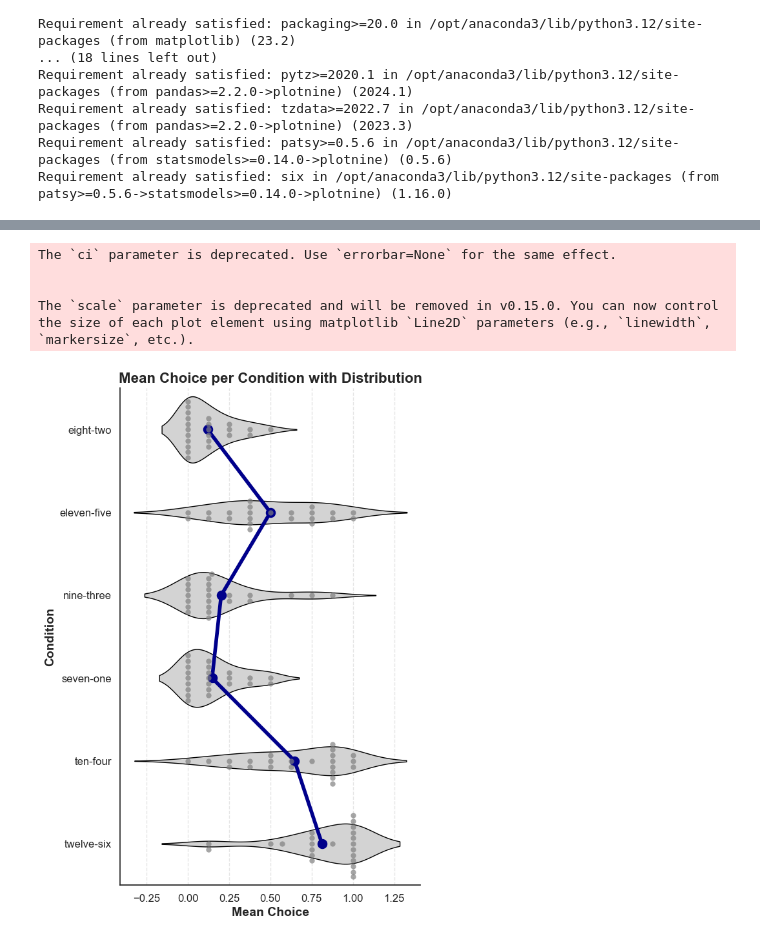
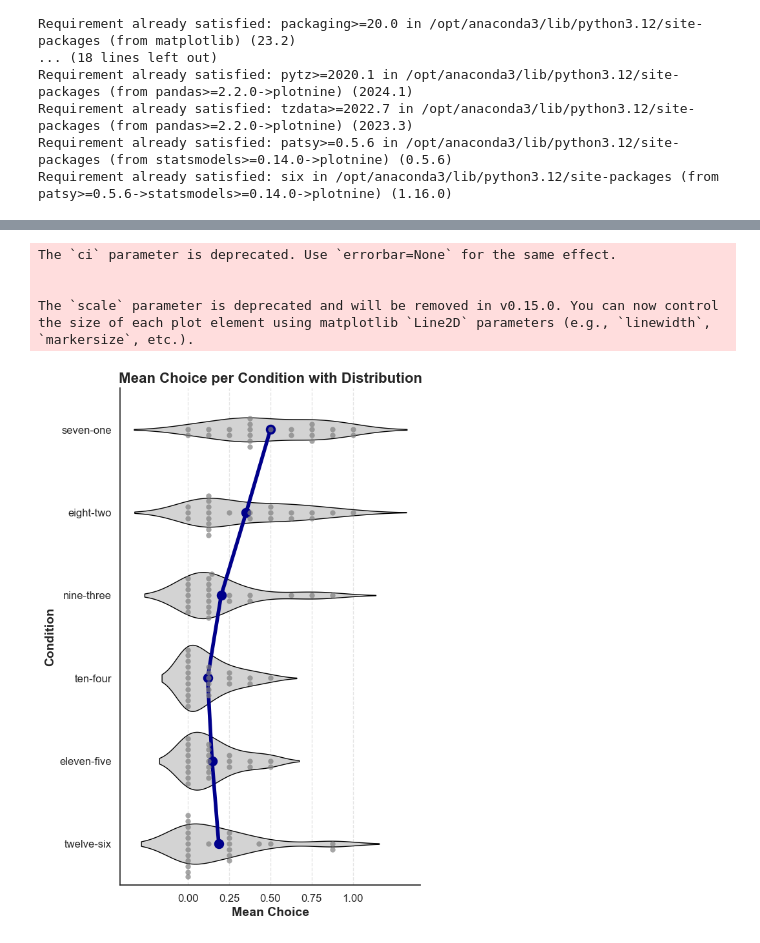
Before and after one commit to PatrickEbner/2024-SoSe_EyeTracking, a Jupyter notebook: scripts/DiagonalBias.ipynb, the cells around one changed output, grey strips where cells are left out. Saved outputs shown, nothing was run; the diff lists cells and outputs as text; code cells hidden in the pictures.

Commit message:
Plot

```diff
--- a/scripts/DiagonalBias.ipynb
+++ b/scripts/DiagonalBias.ipynb
@@ -758,12 +758,12 @@ pairs = [('seven', 'one'), ('eight', 'two'), ('nine', 'three'), ('ten', 'four'),
 
 # Map pairs to their corresponding coordinates
 pair_coord_to_name = {
-    ('seven', 'one'): [(-160,-277), (160, 277)],
-    ('eight', 'two'): [(-277, -160), (277, 160)],
+    ('seven', 'one'): [(-160,277), (160, -277)],
+    ('eight', 'two'): [(-277, 160), (277, -160)],
     ('nine', 'three'): [(-320, 0), (320, 0)],
-    ('ten', 'four'): [(277, -160), (-277, 160)],
-    ('eleven', 'five'): [(-160, 277), (160, -277)],
-    ('twelve', 'six'): [(0,320), (0,-320)]
+    ('ten', 'four'): [(-277, -160), (277, 160)],
+    ('eleven', 'five'): [(-160, -277), (160, 277)],
+    ('twelve', 'six'): [(0,-320), (0,320)]
 }
 
 # Iterate through all .tsv files
@@ -1120,8 +1120,8 @@ The `scale` parameter is deprecated and will be removed in v0.15.0. You can now
 import seaborn as sns
 import matplotlib.pyplot as plt
 
-# Define the correct order for the conditions based on the dataframe (ascending order)
-condition_order = sorted(tidy_df['condition'].unique(), key=lambda x: [int(s) if s.isdigit() else s for s in x.split('-')])
+# Define the correct order for the conditions based on the dataframe
+condition_order = ['seven-one', 'eight-two', 'nine-three', 'ten-four', 'eleven-five', 'twelve-six']
 
 # Create the figure
 plt.figure(figsize=(6, 10))
@@ -1149,31 +1149,32 @@ sns.pointplot(data=mean_choice_by_subject_condition,
               y='condition',
               x='mean_choice_by_condition',
               order=condition_order,
               estimator='mean',
               ci=None,
               color='darkblue',
               markers='o',
               scale=1.5,
               linewidth=1.5)
 
 # Manuelles Anpassen der Marker-Ränder
 for artist in plt.gca().collections:
     artist.set_edgecolor('black')
 
 # Customize the plot for scientific presentation
 plt.ylabel('Condition', fontsize=14, fontweight='bold')
 plt.xlabel('Mean Choice', fontsize=14, fontweight='bold')
 plt.title('Mean Choice per Condition with Distribution', fontsize=16, fontweight='bold')
 plt.xticks(fontsize=12)
 plt.yticks(fontsize=12)
 plt.grid(axis='x', linestyle='--', alpha=0.5)
+plt.xticks(ticks=[0.0, 0.25, 0.5, 0.75, 1.0])  # Ensure clear labels
 sns.despine()
 
 # Show the plot
 plt.show()
 # %% [output]
 The `ci` parameter is deprecated. Use `errorbar=None` for the same effect.
 
 
 The `scale` parameter is deprecated and will be removed in v0.15.0. You can now control the size of each plot element using matplotlib `Line2D` parameters (e.g., `linewidth`, `markersize`, etc.).
-[figure, old version]
+[figure, new version]
```
Also changed, not shown: parts of 4 cells of this notebook, 4 other files.
